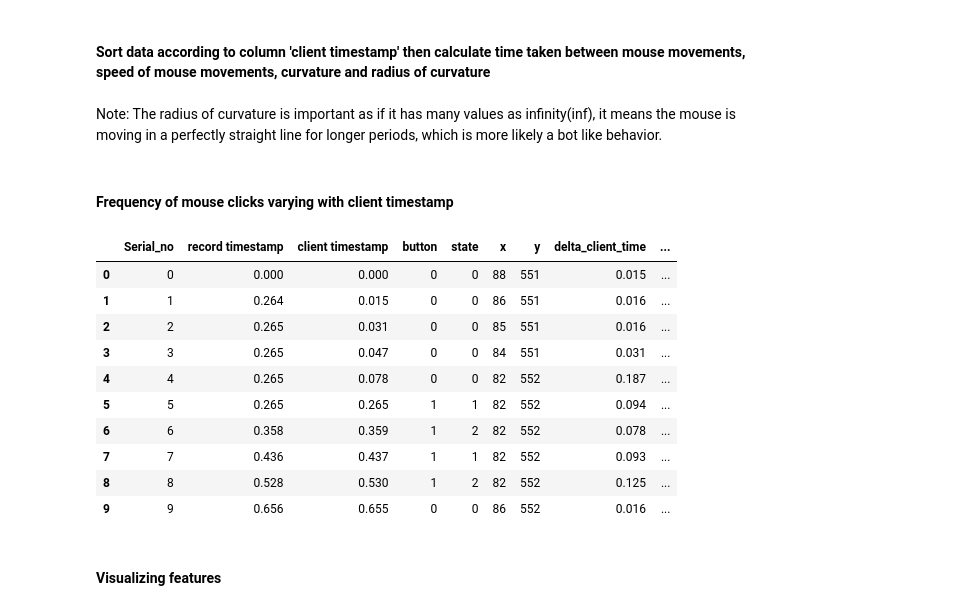
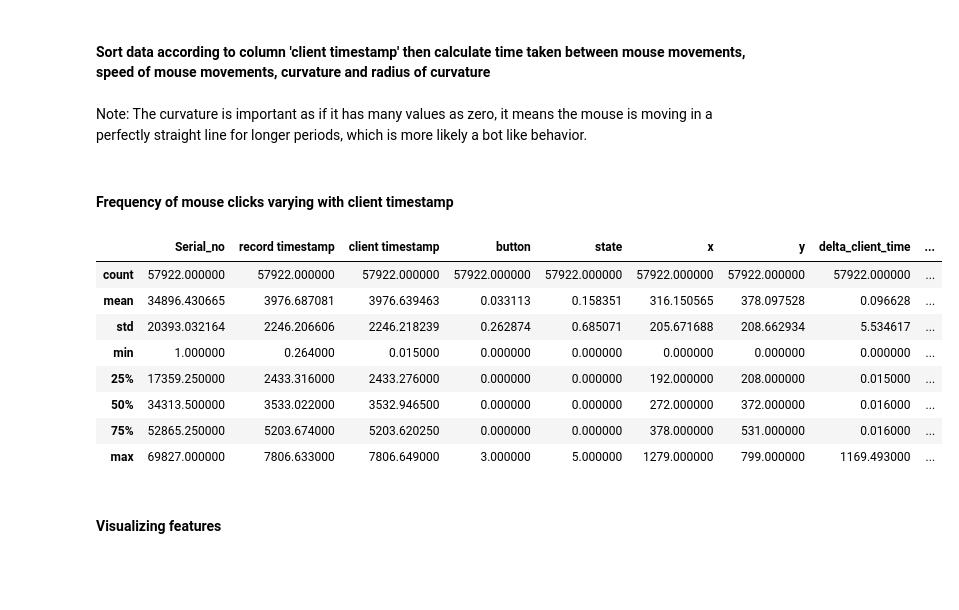
Before and after one commit to vinithegit/MouseDynamics_Task3, a Jupyter notebook: MouseDynamics.ipynb, the cells around one changed output. Saved outputs shown, nothing was run; the diff lists cells and outputs as text; code cells hidden in the pictures; blank space fills up the shorter version.

```diff
--- a/MouseDynamics.ipynb
+++ b/MouseDynamics.ipynb
@@ -91,5 +91,5 @@ df["radius_of_curvature"] = 1 / df["curvature"]
 # %% [markdown]
-Note: The radius of curvature is important as if it has many values as infinity(inf), it means the mouse is moving in a perfectly straight line for longer periods, which is more likely a bot like behavior.
+Note: The curvature is important as if it has many values as zero, it means the mouse is moving in a perfectly straight line for longer periods, which is more likely a bot like behavior.
 # %% [markdown]
 #### Frequency of mouse clicks varying with client timestamp
 # %%
@@ -102,19 +102,18 @@ for index, row in df.iterrows():
         clicks_so_far.append(1 if row["button"] != 0 else 0)
 df['clicks_so_far'] = clicks_so_far
 df['click_frequency'] = df['clicks_so_far'] / df['client timestamp']
-# %%
-df.head(10)
-# %% [output]
-|  | Serial_no | record timestamp | client timestamp | button | state | x | y | delta_client_time | ... |
-| 0 | 0 | 0.000 | 0.000 | 0 | 0 | 88 | 551 | 0.015 | ... |
-| 1 | 1 | 0.264 | 0.015 | 0 | 0 | 86 | 551 | 0.016 | ... |
-| 2 | 2 | 0.265 | 0.031 | 0 | 0 | 85 | 551 | 0.016 | ... |
-| 3 | 3 | 0.265 | 0.047 | 0 | 0 | 84 | 551 | 0.031 | ... |
-| 4 | 4 | 0.265 | 0.078 | 0 | 0 | 82 | 552 | 0.187 | ... |
-| 5 | 5 | 0.265 | 0.265 | 1 | 1 | 82 | 552 | 0.094 | ... |
-| 6 | 6 | 0.358 | 0.359 | 1 | 2 | 82 | 552 | 0.078 | ... |
-| 7 | 7 | 0.436 | 0.437 | 1 | 1 | 82 | 552 | 0.093 | ... |
-| 8 | 8 | 0.528 | 0.530 | 1 | 2 | 82 | 552 | 0.125 | ... |
-| 9 | 9 | 0.656 | 0.655 | 0 | 0 | 86 | 552 | 0.016 | ... |
+# %%
+df1 = df.dropna()
+df1.describe()
+# %% [output]
+|  | Serial_no | record timestamp | client timestamp | button | state | x | y | delta_client_time | ... |
+| count | 57922.000000 | 57922.000000 | 57922.000000 | 57922.000000 | 57922.000000 | 57922.000000 | 57922.000000 | 57922.000000 | ... |
+| mean | 34896.430665 | 3976.687081 | 3976.639463 | 0.033113 | 0.158351 | 316.150565 | 378.097528 | 0.096628 | ... |
+| std | 20393.032164 | 2246.206606 | 2246.218239 | 0.262874 | 0.685071 | 205.671688 | 208.662934 | 5.534617 | ... |
+| min | 1.000000 | 0.264000 | 0.015000 | 0.000000 | 0.000000 | 0.000000 | 0.000000 | 0.000000 | ... |
+| 25% | 17359.250000 | 2433.316000 | 2433.276000 | 0.000000 | 0.000000 | 192.000000 | 208.000000 | 0.015000 | ... |
+| 50% | 34313.500000 | 3533.022000 | 3532.946500 | 0.000000 | 0.000000 | 272.000000 | 372.000000 | 0.016000 | ... |
+| 75% | 52865.250000 | 5203.674000 | 5203.620250 | 0.000000 | 0.000000 | 378.000000 | 531.000000 | 0.016000 | ... |
+| max | 69827.000000 | 7806.633000 | 7806.649000 | 3.000000 | 5.000000 | 1279.000000 | 799.000000 | 1169.493000 | ... |
 # %% [markdown]
 #### Visualizing features
```
Also changed, not shown: parts of 10 cells of this notebook, 1 other file.
